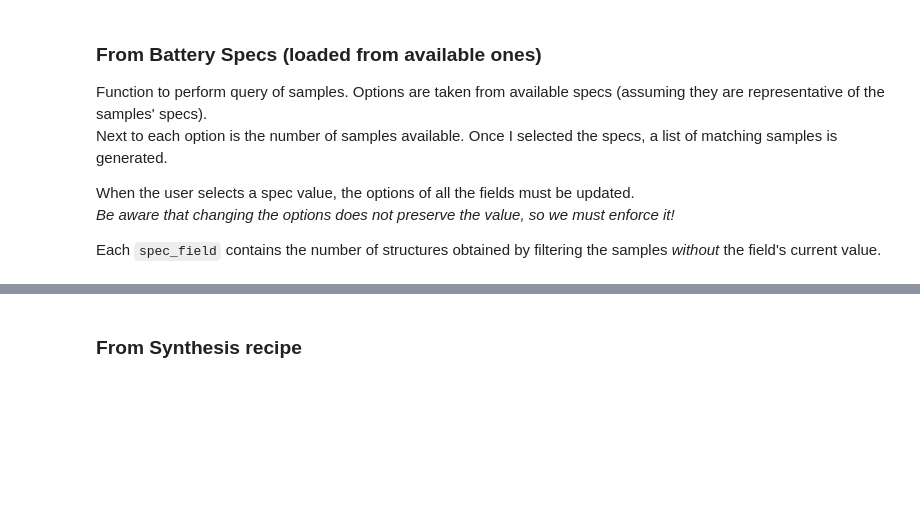
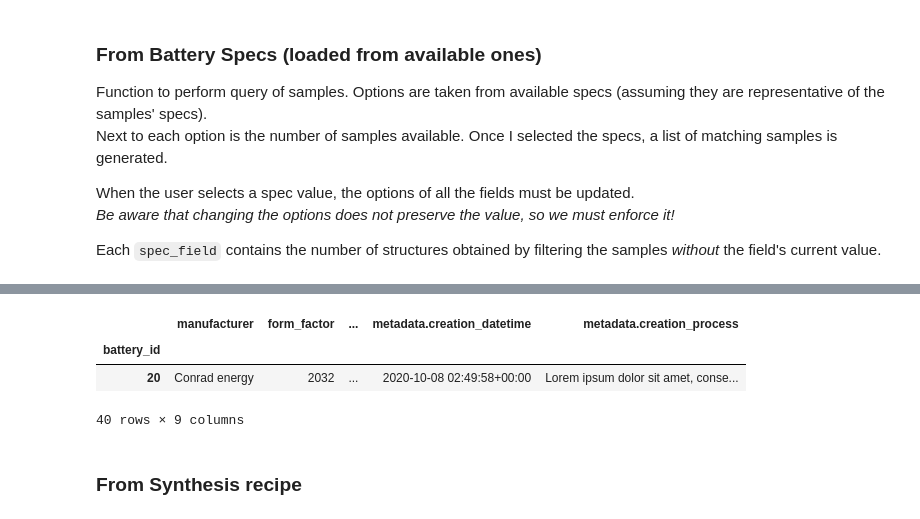
Before and after one commit to EmpaEconversion/aiidalab-aurora, a Jupyter notebook: test_panels.ipynb, the cells around one changed output, grey strips where cells are left out. Drawn from its saved outputs; the diff is of its cells as text; code cells hidden in the pictures; blank space fills up the shorter version.

```diff
--- a/test_panels.ipynb
+++ b/test_panels.ipynb
@@ -513,3 +562,12 @@ SampleFromSpecs(children=(GridBox(children=(Select(description='Manufacturer:',
+# %%
+with pd.option_context("display.max_rows", 1, "display.max_columns", 5):
+    display(q)
+    # display(q.style.format(formatter={'metadata.creation_datetime': lambda t: t.strftime("%d-%m-%Y")}))
+# %% [output]
+|  | manufacturer | form_factor | ... | metadata.creation_datetime | metadata.creation_process |
+| battery_id |  |  |  |  |  |
+| 20 | Conrad energy | 2032 | ... | 2020-10-08 02:49:58+00:00 | Lorem ipsum dolor sit amet, conse... |
+40 rows × 9 columns
 # %% [markdown]
 ### **From Synthesis recipe**
 # %%
```
Also changed, not shown: parts of 17 cells of this notebook, 4 other files.
